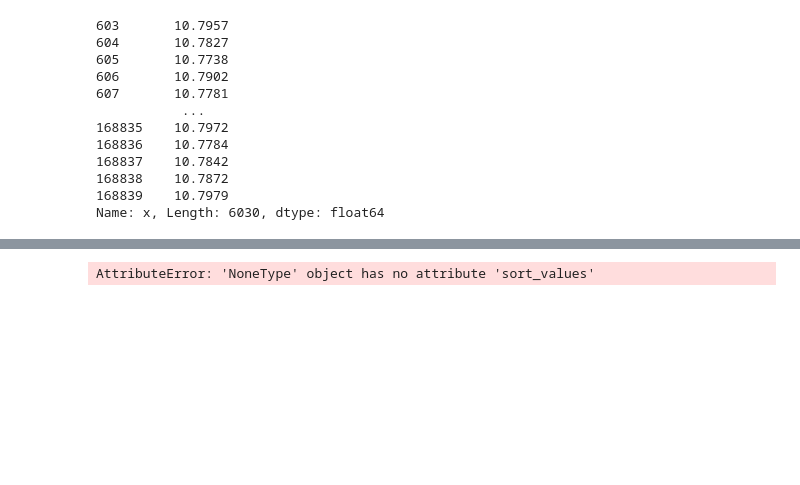
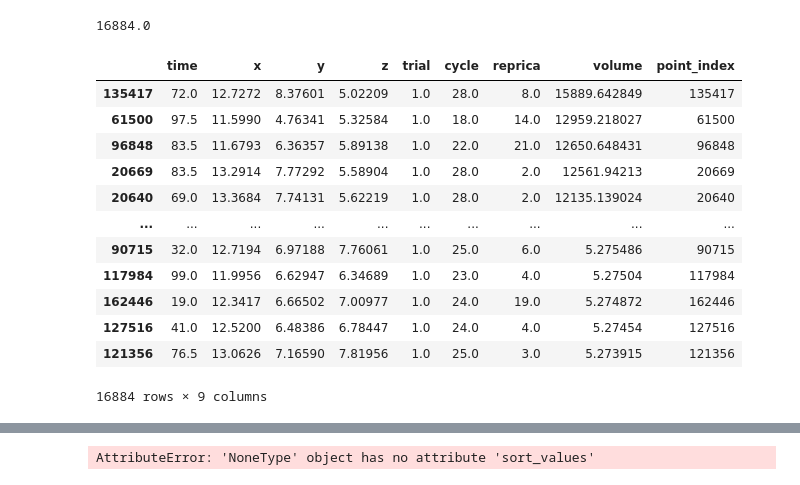
Before and after one commit to mukaiyama729/ResearchAnalysis, a Jupyter notebook: tesselation.ipynb, the cells around one changed output, grey strips where cells are left out. Cells and saved outputs as stored; diff of their text form; code cells hidden in the pictures; blank space fills up the shorter version.

```diff
--- a/tesselation.ipynb
+++ b/tesselation.ipynb
@@ -828,2 +797,6 @@ analysis.delaunay_cal()
 # %%
 df = analysis.show_data_delaunay()
+# %%
+len(df) * 0.1
+# %% [output]
+16884.0
@@ -830,16 +807,17 @@ df = analysis.show_data_delaunay()
 # %%
 df = analysis.d_result
-df[df['cycle'] == 1].x
+df.sort_values('volume', ascending=False).head(int(len(df) * 0.1))
 # %% [output]
+|  | time | x | y | z | trial | cycle | reprica | volume | point_index |
+| 135417 | 72.0 | 12.7272 | 8.37601 | 5.02209 | 1.0 | 28.0 | 8.0 | 15889.642849 | 135417 |
+| 61500 | 97.5 | 11.5990 | 4.76341 | 5.32584 | 1.0 | 18.0 | 14.0 | 12959.218027 | 61500 |
+| 96848 | 83.5 | 11.6793 | 6.36357 | 5.89138 | 1.0 | 22.0 | 21.0 | 12650.648431 | 96848 |
+| 20669 | 83.5 | 13.2914 | 7.77292 | 5.58904 | 1.0 | 28.0 | 2.0 | 12561.94213 | 20669 |
+| 20640 | 69.0 | 13.3684 | 7.74131 | 5.62219 | 1.0 | 28.0 | 2.0 | 12135.139024 | 20640 |
+| ... | ... | ... | ... | ... | ... | ... | ... | ... | ... |
+| 90715 | 32.0 | 12.7194 | 6.97188 | 7.76061 | 1.0 | 25.0 | 6.0 | 5.275486 | 90715 |
+| 117984 | 99.0 | 11.9956 | 6.62947 | 6.34689 | 1.0 | 23.0 | 4.0 | 5.27504 | 117984 |
+| 162446 | 19.0 | 12.3417 | 6.66502 | 7.00977 | 1.0 | 24.0 | 19.0 | 5.274872 | 162446 |
+| 127516 | 41.0 | 12.5200 | 6.48386 | 6.78447 | 1.0 | 24.0 | 4.0 | 5.27454 | 127516 |
+| 121356 | 76.5 | 13.0626 | 7.16590 | 7.81956 | 1.0 | 25.0 | 3.0 | 5.273915 | 121356 |
-603       10.7957
-604       10.7827
-605       10.7738
-606       10.7902
-607       10.7781
-           ...
-168835    10.7972
-168836    10.7784
-168837    10.7842
-168838    10.7872
-168839    10.7979
-Name: x, Length: 6030, dtype: float64
+16884 rows × 9 columns
```
Also changed, not shown: parts of 6 cells of this notebook, 3 other files.
